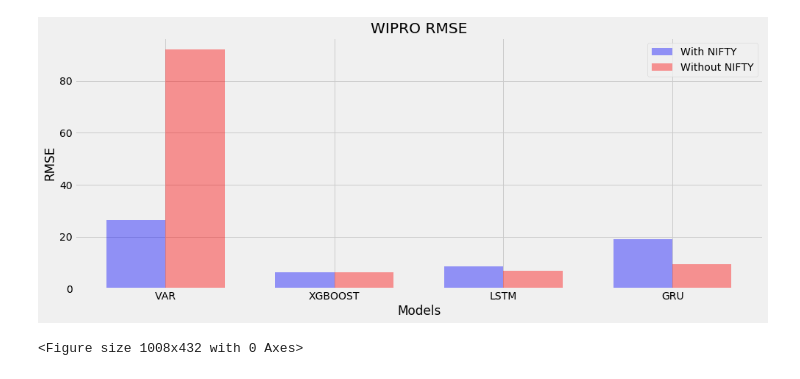
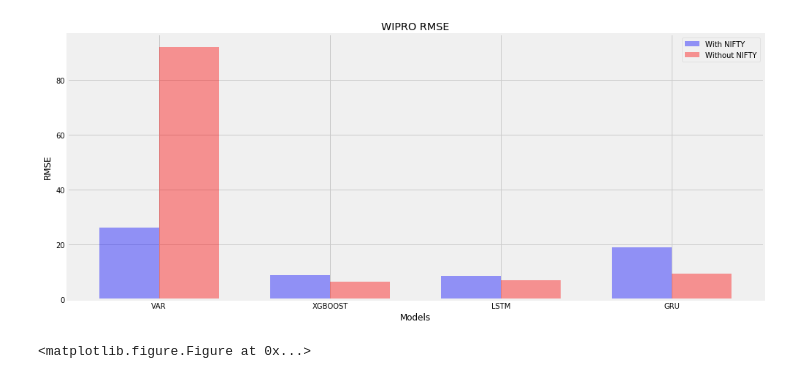
Before and after one commit to ReetBarik/Machine-Learning-Project, a Jupyter notebook: ipython notebooks/Results.ipynb, the cells around one changed output. Saved outputs shown, nothing was run; the diff lists cells and outputs as text; code cells hidden in the pictures.

```diff
--- a/ipython notebooks/Results.ipynb
+++ b/ipython notebooks/Results.ipynb
@@ -159,38 +159,38 @@ plt.show()
 # %%
 n_groups = 4
 
-means_men = (26.29028955525635, 6.434699267260752, 8.597425201561196, 18.916583864554838)
+means_men = (26.29028955525635, 8.908333537388739, 8.597425201561196, 18.916583864554838)
 
 means_women = (91.99122292936308, 6.434699267260752, 6.910655929197406, 9.376637385138418)
 
 fig, ax = plt.subplots(figsize=(14,6))
 
 index = np.arange(n_groups)
 bar_width = 0.35
 
 opacity = 0.4
 error_config = {'ecolor': '0.3'}
 
 rects1 = ax.bar(index, means_men, bar_width,
                 alpha=opacity, color='b',
                 error_kw=error_config,
                 label='With NIFTY')
 
 rects2 = ax.bar(index + bar_width, means_women, bar_width,
                 alpha=opacity, color='r',
                 error_kw=error_config,
                 label='Without NIFTY')
 
 plt.figure(figsize=(14,6))
 ax.set_xlabel('Models')
 ax.set_ylabel('RMSE')
 ax.set_title('WIPRO RMSE')
 ax.set_xticks(index + bar_width / 2)
 ax.set_xticklabels(('VAR', 'XGBOOST', 'LSTM', 'GRU'))
 ax.legend(loc = 'best')
 
 fig.tight_layout()
 plt.show()
 # %% [output]
-[figure, old version]
+[figure, new version]
-<Figure size 1008x432 with 0 Axes>
+<matplotlib.figure.Figure at 0x...>
```
Also changed, not shown: parts of 4 cells of this notebook, 2 other files.
